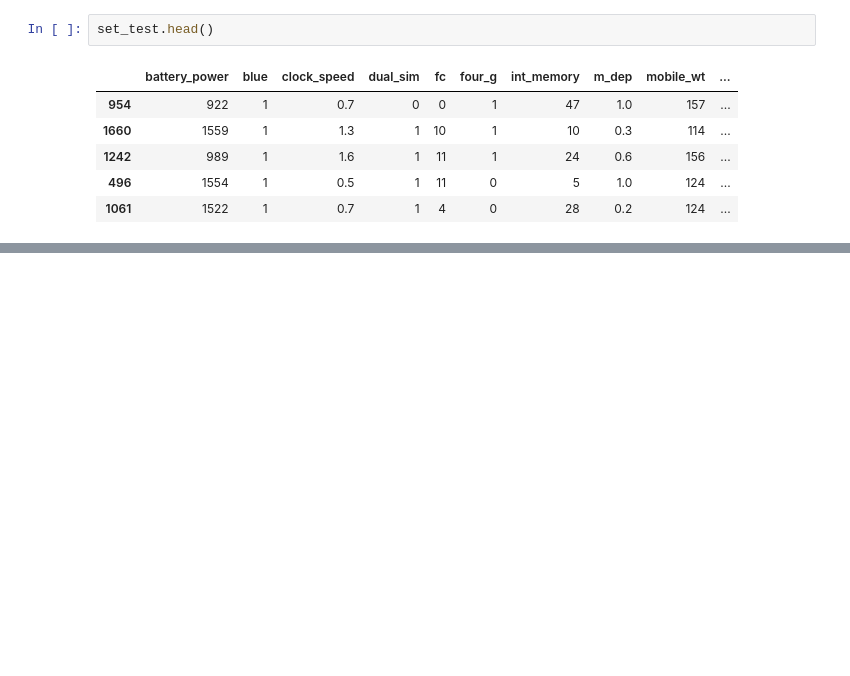
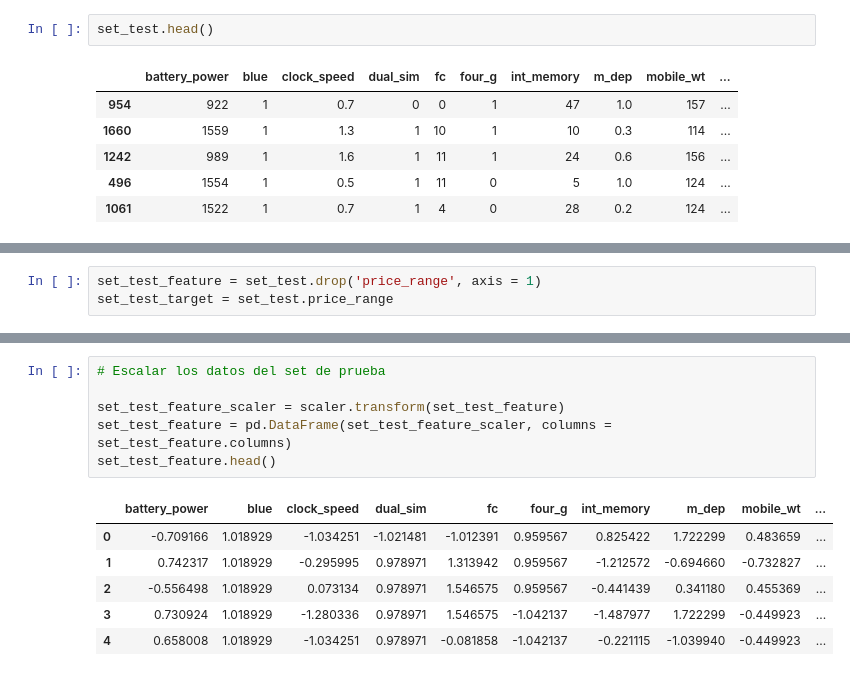
Before and after one commit to Nuria322/Prediccion_precio_telefonos, a Jupyter notebook: Precios_Telefonia/1_Datos.ipynb, the cells around one changed output, grey strips where cells are left out. Drawn from its saved outputs; the diff is of its cells as text; blank space fills up the shorter version.

```diff
--- a/Precios_Telefonia/1_Datos.ipynb
+++ b/Precios_Telefonia/1_Datos.ipynb
@@ -410,0 +472,3 @@ set_test.head()
+# %%
+set_test_feature = set_test.drop('price_range', axis = 1)
+set_test_target = set_test.price_range
@@ -410,0 +493,13 @@ set_test.head()
+# %%
+# Escalar los datos del set de prueba
+
+set_test_feature_scaler = scaler.transform(set_test_feature)
+set_test_feature = pd.DataFrame(set_test_feature_scaler, columns = set_test_feature.columns)
+set_test_feature.head()
+# %% [output]
+|  | battery_power | blue | clock_speed | dual_sim | fc | four_g | int_memory | m_dep | mobile_wt | ... |
+| 0 | -0.709166 | 1.018929 | -1.034251 | -1.021481 | -1.012391 | 0.959567 | 0.825422 | 1.722299 | 0.483659 | ... |
+| 1 | 0.742317 | 1.018929 | -0.295995 | 0.978971 | 1.313942 | 0.959567 | -1.212572 | -0.694660 | -0.732827 | ... |
+| 2 | -0.556498 | 1.018929 | 0.073134 | 0.978971 | 1.546575 | 0.959567 | -0.441439 | 0.341180 | 0.455369 | ... |
+| 3 | 0.730924 | 1.018929 | -1.280336 | 0.978971 | 1.546575 | -1.042137 | -1.487977 | 1.722299 | -0.449923 | ... |
+| 4 | 0.658008 | 1.018929 | -1.034251 | 0.978971 | -0.081858 | -1.042137 | -0.221115 | -1.039940 | -0.449923 | ... |
```
Also changed, not shown: parts of 26 cells of this notebook.
